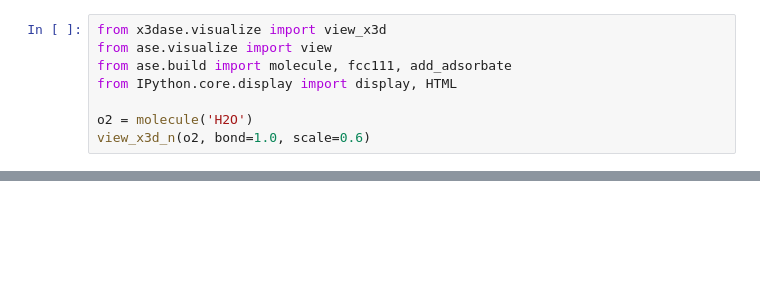
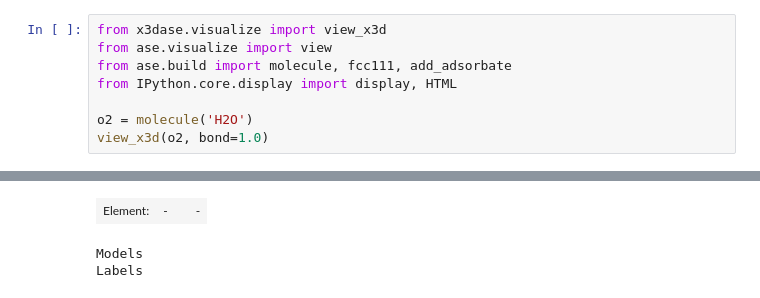
Before and after one commit to superstar54/x3dase, a Jupyter notebook: notebook/x3dase.ipynb, the cells around one changed output, grey strips where cells are left out. Drawn from its saved outputs; the diff is of its cells as text; blank space fills up the shorter version.

```diff
--- a/notebook/x3dase.ipynb
+++ b/notebook/x3dase.ipynb
@@ -16,5 +18,5 @@ from ase.build import molecule, fcc111, add_adsorbate
 from IPython.core.display import display, HTML
 
 o2 = molecule('H2O')
-view_x3d_n(o2, bond=1.0, scale=0.6)
+view_x3d(o2, bond=1.0)
 # %% [output]
@@ -22,3 +23,6 @@ view_x3d_n(o2, bond=1.0, scale=0.6)
+| Element: | - |  | - |
+Models
+Labels
 # %%
 from ase.build import fcc111
 pt = fcc111('Pt', size=(6, 6, 3))
```
Also changed, not shown: parts of 3 cells of this notebook, 20 other files.
